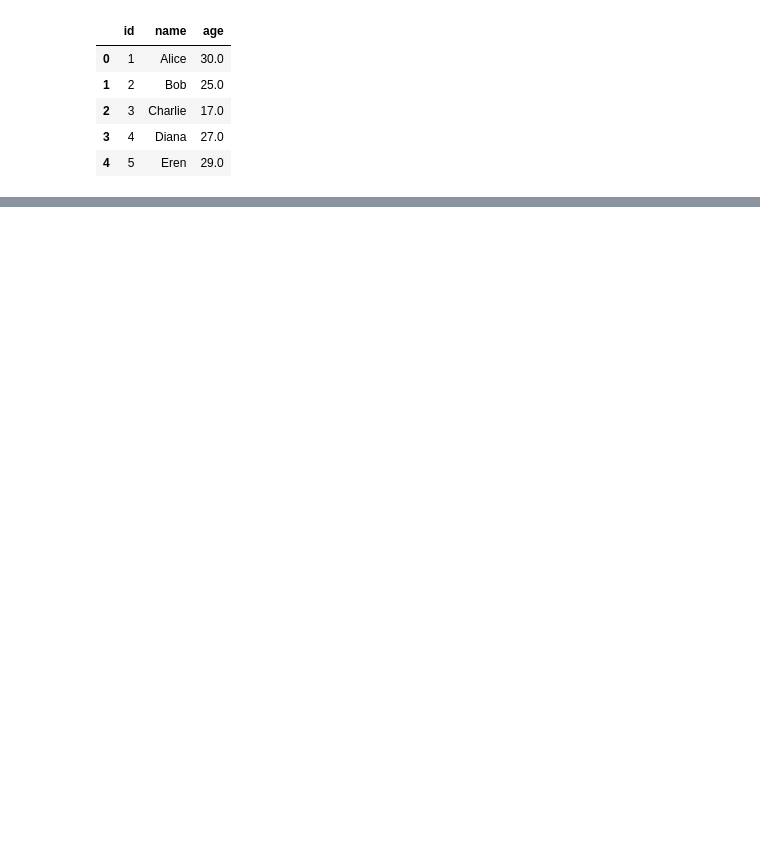
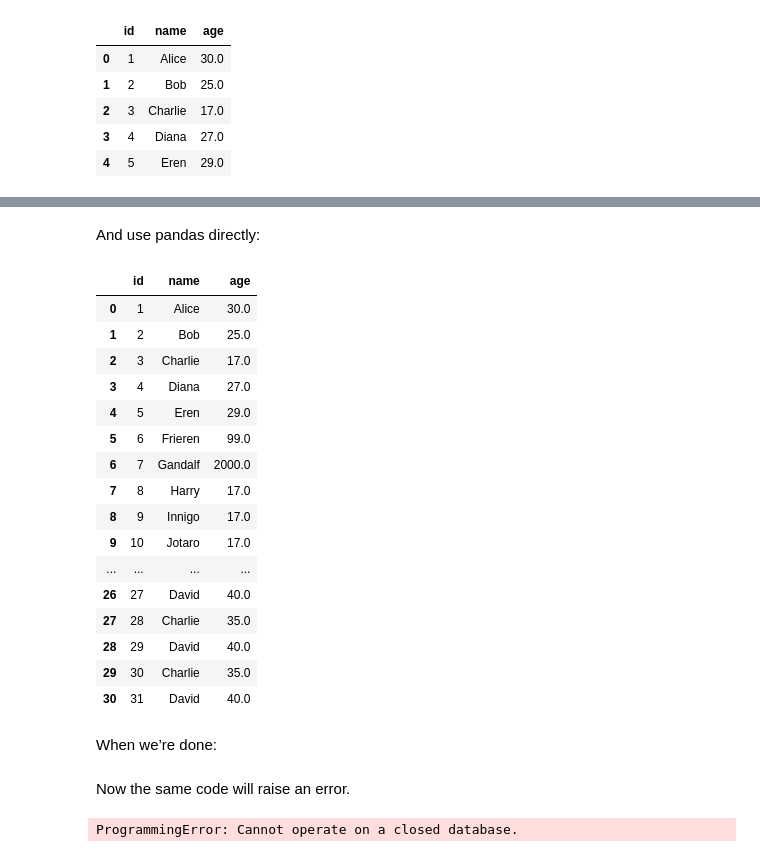
Before and after one commit to JulTob/SQL, a Jupyter notebook: SQL.ipynb, the cells around one changed output, grey strips where cells are left out. Drawn from its saved outputs; the diff is of its cells as text; code cells hidden in the pictures; blank space fills up the shorter version.

```diff
--- a/SQL.ipynb
+++ b/SQL.ipynb
@@ -582,0 +251,25 @@ ETL is a crucial process for data analysis and warehousing, ensuring data is rea
+# %% [markdown]
+And use pandas directly:
+# %%
+users_df = pd.read_sql_query("SELECT * FROM users;", connection)
+users_df
+# %% [output]
+|  | id | name | age |
+| 0 | 1 | Alice | 30.0 |
+| 1 | 2 | Bob | 25.0 |
+| 2 | 3 | Charlie | 17.0 |
+| 3 | 4 | Diana | 27.0 |
+| 4 | 5 | Eren | 29.0 |
+| 5 | 6 | Frieren | 99.0 |
+| 6 | 7 | Gandalf | 2000.0 |
+| 7 | 8 | Harry | 17.0 |
+| 8 | 9 | Innigo | 17.0 |
+| 9 | 10 | Jotaro | 17.0 |
+| ... | ... | ... | ... |
+| 26 | 27 | David | 40.0 |
+| 27 | 28 | Charlie | 35.0 |
+| 28 | 29 | David | 40.0 |
+| 29 | 30 | Charlie | 35.0 |
+| 30 | 31 | David | 40.0 |
+# %% [markdown]
+When we’re done:
@@ -582,0 +278,7 @@ ETL is a crucial process for data analysis and warehousing, ensuring data is rea
+# %% [markdown]
+Now the same code will raise an error.
+# %%
+users_df = pd.read_sql_query("SELECT * FROM users;", connection)
+users_df
+# %% [output]
+ProgrammingError: Cannot operate on a closed database.
```
Also changed, not shown: parts of 82 cells of this notebook.
